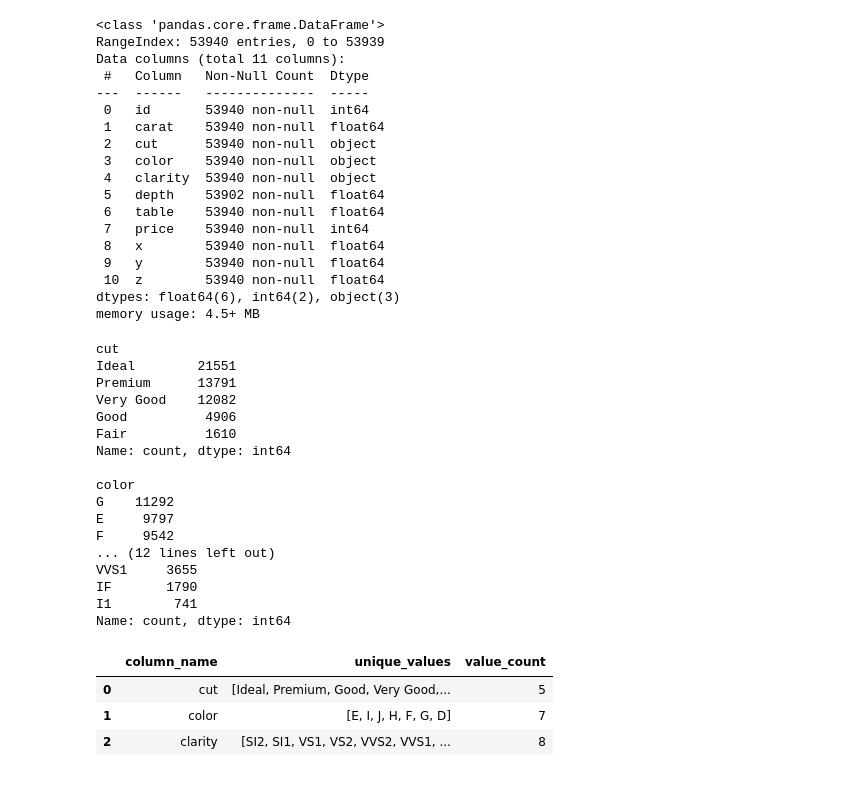
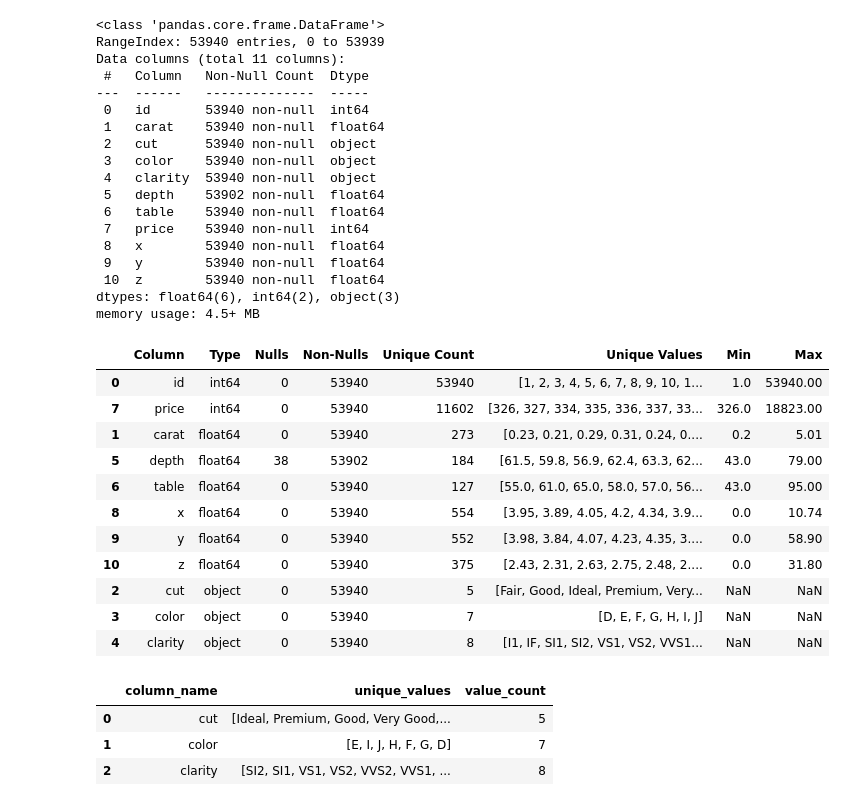
Before and after one commit to imivi/ml-examples, a Jupyter notebook: docs/classification_diamonds.ipynb, the cells around one changed output. Saved outputs shown, nothing was run; the diff lists cells and outputs as text; code cells hidden in the pictures.

```diff
--- a/docs/classification_diamonds.ipynb
+++ b/docs/classification_diamonds.ipynb
@@ -63,29 +63,58 @@ Data columns (total 11 columns):
 dtypes: float64(6), int64(2), object(3)
 memory usage: 4.5+ MB
 # %%
-# Per le colonne categoriche (tipo "object"),
-# può essere utile fare un conteggio di ciascuna categoria:
+# Get column info with types and unique values
 
-cat_columns = ["cut", "color", "clarity"]
-for col in cat_columns:
-    print(df[col].value_counts())
-    print()
+def get_column_info(df):
+    """
+    Returns a summary DataFrame with dtypes, null counts,
+    unique values for objects, and min/max for numeric columns.
+    """
+    summary_list = []
+
+    for col in df.columns:
+
+        # Basic info
+        dtype = df[col].dtype
+        null_count = df[col].isnull().sum()
+        non_null_count = df[col].notnull().sum()
+
+        unique_values = df[col].unique().tolist()
+        min_val = None
+        max_val = None
+
+        # Info for numeric columns (Int/Float)
+        if pd.api.types.is_numeric_dtype(dtype):
+            min_val = df[col].min()
+            max_val = df[col].max()
+        else: # Sort categorical unique values
+            unique_values = sorted(unique_values)
+
+        summary_list.append({
+            'Column': col,
+            'Type': dtype,
+            'Nulls': null_count,
+            'Non-Nulls': non_null_count,
+            'Unique Count': df[col].nunique(),
+            'Unique Values': unique_values,
+            'Min': min_val,
+            'Max': max_val
+        })
+
+    return pd.DataFrame(summary_list).sort_values(by='Type')
+
+get_column_info(df)
 # %% [output]
-cut
-Ideal        21551
-Premium      13791
-Very Good    12082
-Good          4906
-Fair          1610
-Name: count, dtype: int64
-
-color
-G    11292
-E     9797
-F     9542
-... (12 lines left out)
-VVS1     3655
-IF       1790
-I1        741
-Name: count, dtype: int64
+|  | Column | Type | Nulls | Non-Nulls | Unique Count | Unique Values | Min | Max |
+| 0 | id | int64 | 0 | 53940 | 53940 | [1, 2, 3, 4, 5, 6, 7, 8, 9, 10, 1... | 1.0 | 53940.00 |
+| 7 | price | int64 | 0 | 53940 | 11602 | [326, 327, 334, 335, 336, 337, 33... | 326.0 | 18823.00 |
+| 1 | carat | float64 | 0 | 53940 | 273 | [0.23, 0.21, 0.29, 0.31, 0.24, 0.... | 0.2 | 5.01 |
+| 5 | depth | float64 | 38 | 53902 | 184 | [61.5, 59.8, 56.9, 62.4, 63.3, 62... | 43.0 | 79.00 |
+| 6 | table | float64 | 0 | 53940 | 127 | [55.0, 61.0, 65.0, 58.0, 57.0, 56... | 43.0 | 95.00 |
+| 8 | x | float64 | 0 | 53940 | 554 | [3.95, 3.89, 4.05, 4.2, 4.34, 3.9... | 0.0 | 10.74 |
+| 9 | y | float64 | 0 | 53940 | 552 | [3.98, 3.84, 4.07, 4.23, 4.35, 3.... | 0.0 | 58.90 |
+| 10 | z | float64 | 0 | 53940 | 375 | [2.43, 2.31, 2.63, 2.75, 2.48, 2.... | 0.0 | 31.80 |
+| 2 | cut | object | 0 | 53940 | 5 | [Fair, Good, Ideal, Premium, Very... | NaN | NaN |
+| 3 | color | object | 0 | 53940 | 7 | [D, E, F, G, H, I, J] | NaN | NaN |
+| 4 | clarity | object | 0 | 53940 | 8 | [I1, IF, SI1, SI2, VS1, VS2, VVS1... | NaN | NaN |
 # %%
```
Also changed, not shown: parts of 14 cells of this notebook, 6 other files.
